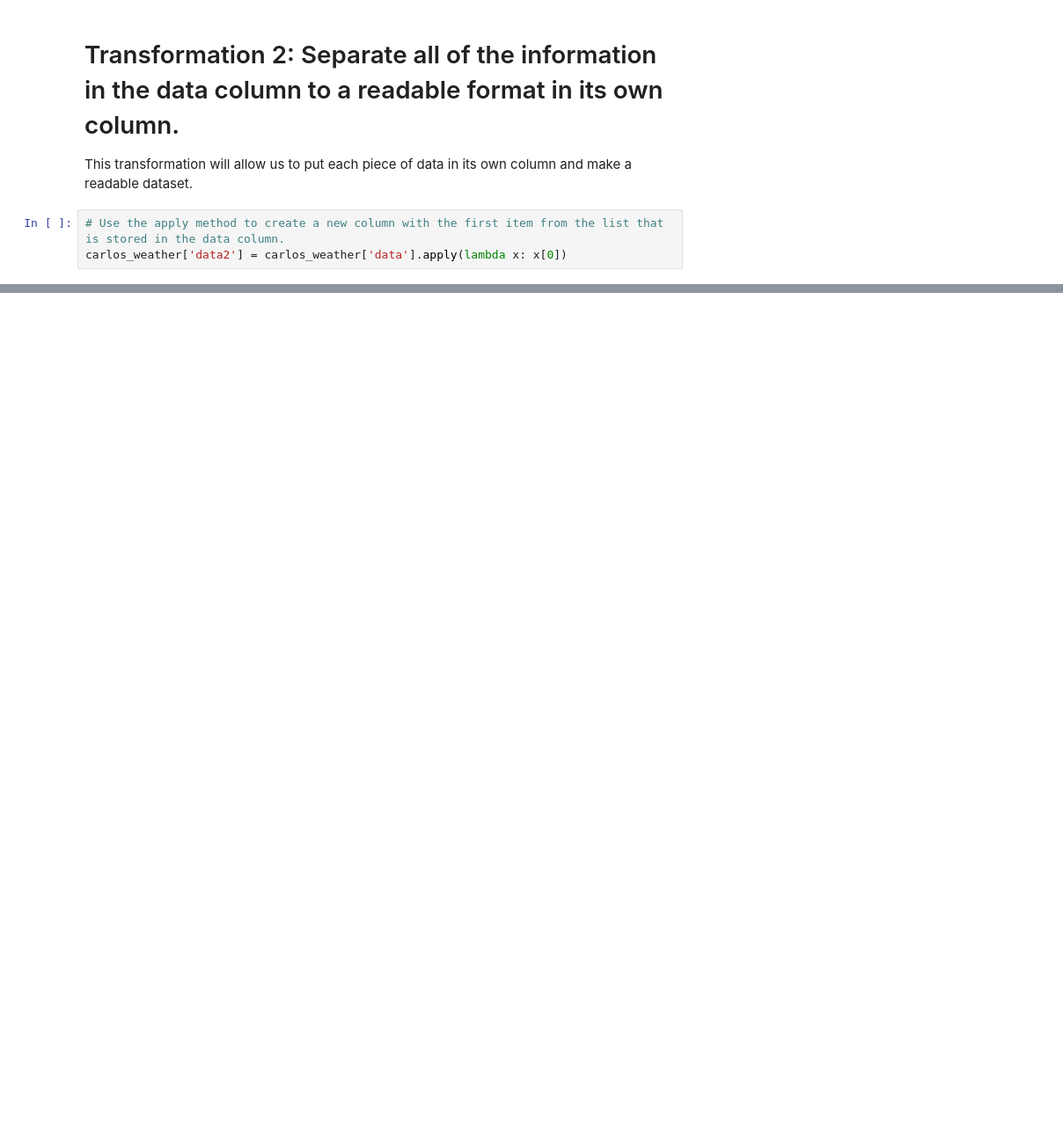
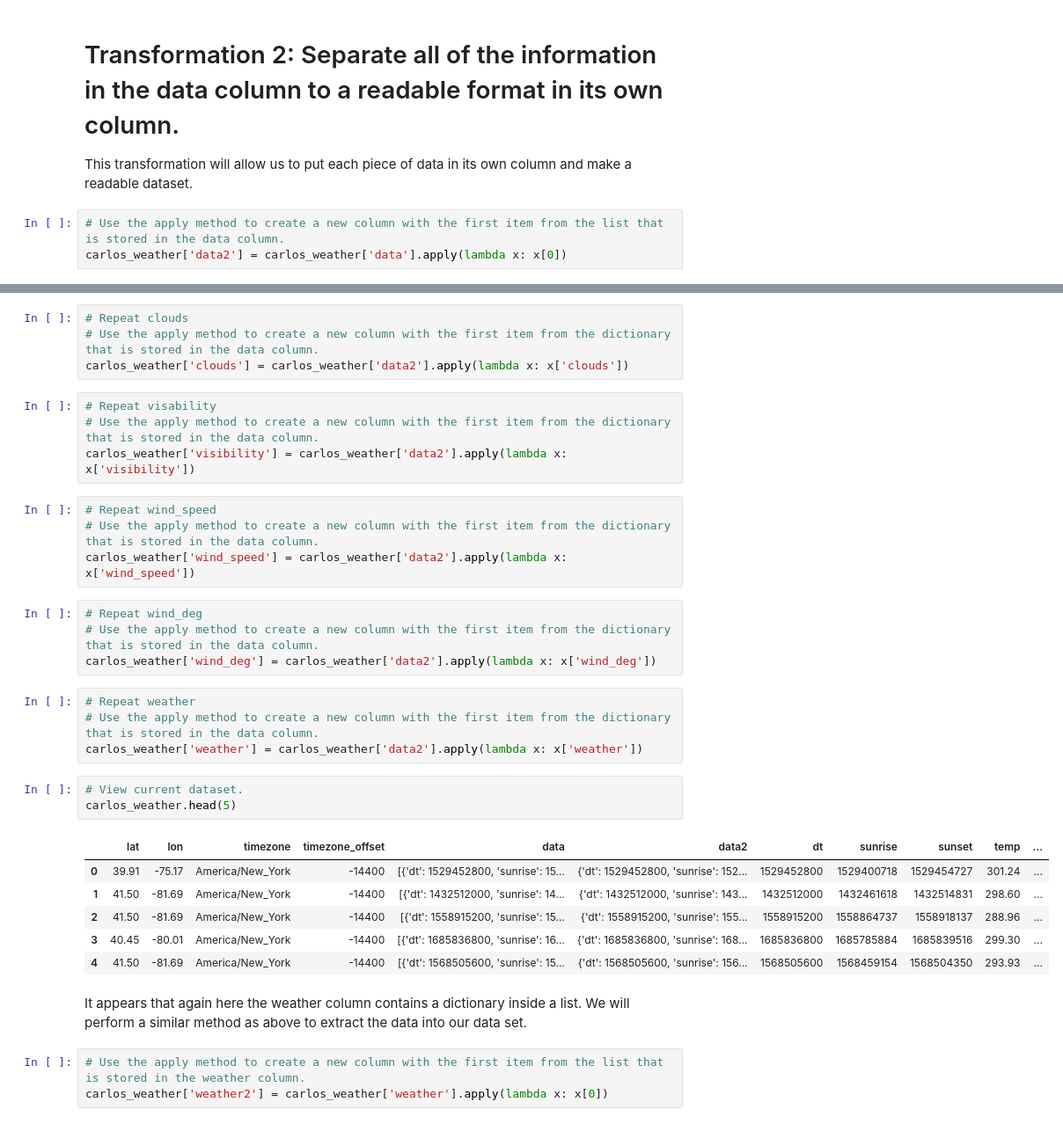
Before and after one commit to Matt-Heinen/DSC-540, a Jupyter notebook: Term Project/Heinen_DSC540_Milestone_4.ipynb, the cells around one changed output, grey strips where cells are left out. Shown at 88% size. Saved outputs shown, nothing was run; the diff lists cells and outputs as text; blank space fills up the shorter version.

Commit message:
Data works in M4

```diff
--- a/Term Project/Heinen_DSC540_Milestone_4.ipynb
+++ b/Term Project/Heinen_DSC540_Milestone_4.ipynb
@@ -241,0 +282,35 @@ result_df = pd.concat([carlos_weather, normalized_df], axis=1)
+# %%
+# Repeat clouds
+# Use the apply method to create a new column with the first item from the dictionary that is stored in the data column.
+carlos_weather['clouds'] = carlos_weather['data2'].apply(lambda x: x['clouds'])
+# %%
+# Repeat visability
+# Use the apply method to create a new column with the first item from the dictionary that is stored in the data column.
+carlos_weather['visibility'] = carlos_weather['data2'].apply(lambda x: x['visibility'])
+# %%
+# Repeat wind_speed
+# Use the apply method to create a new column with the first item from the dictionary that is stored in the data column.
+carlos_weather['wind_speed'] = carlos_weather['data2'].apply(lambda x: x['wind_speed'])
+# %%
+# Repeat wind_deg
+# Use the apply method to create a new column with the first item from the dictionary that is stored in the data column.
+carlos_weather['wind_deg'] = carlos_weather['data2'].apply(lambda x: x['wind_deg'])
+# %%
+# Repeat weather
+# Use the apply method to create a new column with the first item from the dictionary that is stored in the data column.
+carlos_weather['weather'] = carlos_weather['data2'].apply(lambda x: x['weather'])
+# %%
+# View current dataset.
+carlos_weather.head(5)
+# %% [output]
+|  | lat | lon | timezone | timezone_offset | data | data2 | dt | sunrise | sunset | temp | ... |
+| 0 | 39.91 | -75.17 | America/New_York | -14400 | [{'dt': 1529452800, 'sunrise': 15... | {'dt': 1529452800, 'sunrise': 152... | 1529452800 | 1529400718 | 1529454727 | 301.24 | ... |
+| 1 | 41.50 | -81.69 | America/New_York | -14400 | [{'dt': 1432512000, 'sunrise': 14... | {'dt': 1432512000, 'sunrise': 143... | 1432512000 | 1432461618 | 1432514831 | 298.60 | ... |
+| 2 | 41.50 | -81.69 | America/New_York | -14400 | [{'dt': 1558915200, 'sunrise': 15... | {'dt': 1558915200, 'sunrise': 155... | 1558915200 | 1558864737 | 1558918137 | 288.96 | ... |
+| 3 | 40.45 | -80.01 | America/New_York | -14400 | [{'dt': 1685836800, 'sunrise': 16... | {'dt': 1685836800, 'sunrise': 168... | 1685836800 | 1685785884 | 1685839516 | 299.30 | ... |
+| 4 | 41.50 | -81.69 | America/New_York | -14400 | [{'dt': 1568505600, 'sunrise': 15... | {'dt': 1568505600, 'sunrise': 156... | 1568505600 | 1568459154 | 1568504350 | 293.93 | ... |
+# %% [markdown]
+It appears that again here the weather column contains a dictionary inside a list. We will perform a similar method as above to extract the data into our data set.
+# %%
+# Use the apply method to create a new column with the first item from the list that is stored in the weather column.
+carlos_weather['weather2'] = carlos_weather['weather'].apply(lambda x: x[0])
```
Also changed, not shown: parts of 23 cells of this notebook.
